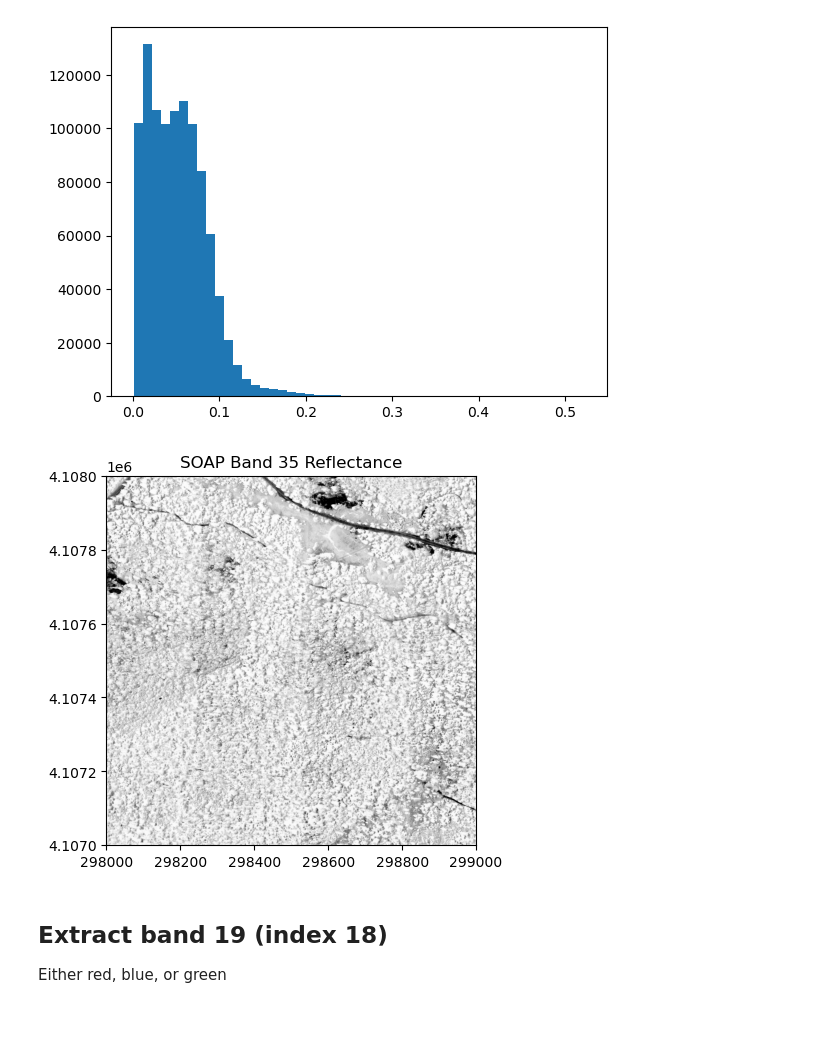
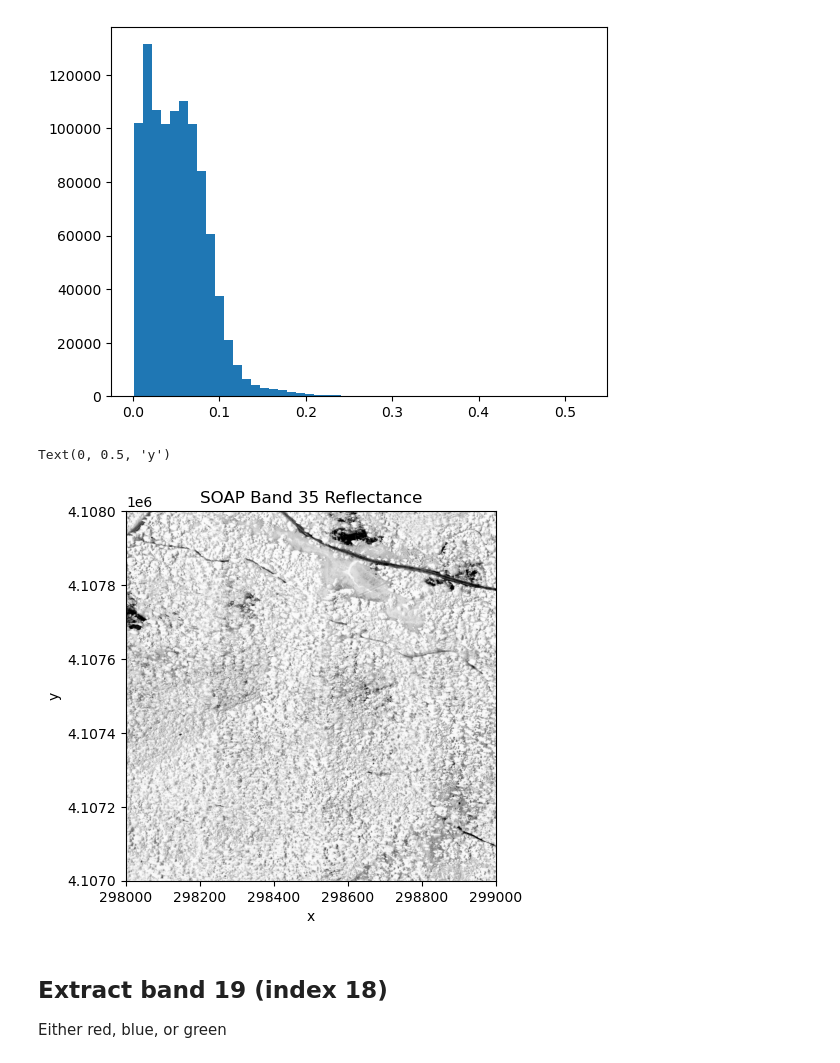
Before and after one commit to NEONScience/AOP-EMIT, a Jupyter notebook: notebooks/exploratory/hr/03_hr_neon_hyperspectral_download.ipynb, the cells around one changed output. Saved outputs shown, nothing was run; the diff lists cells and outputs as text; code cells hidden in the pictures; blank space fills up the shorter version.

```diff
--- a/notebooks/exploratory/hr/03_hr_neon_hyperspectral_download.ipynb
+++ b/notebooks/exploratory/hr/03_hr_neon_hyperspectral_download.ipynb
@@ -471,9 +524,12 @@ plt.hist(b35[~np.isnan(b35)],50); #50 signifies the # of bins
 # %%
 # adjust color limit on plot
 soap_35_plot = plt.imshow(b35,extent=soap_ext,cmap='Greys',clim=(0,0.2))
 plt.title('SOAP Band 35 Reflectance');
+plt.xlabel("x")
+plt.ylabel("y")
 # %% [output]
+Text(0, 0.5, 'y')
-[figure, old version]
+[figure, new version]
 # %% [markdown]
 ## Extract band 19 (index 18)
 
```
Also changed, not shown: parts of 29 cells of this notebook.
